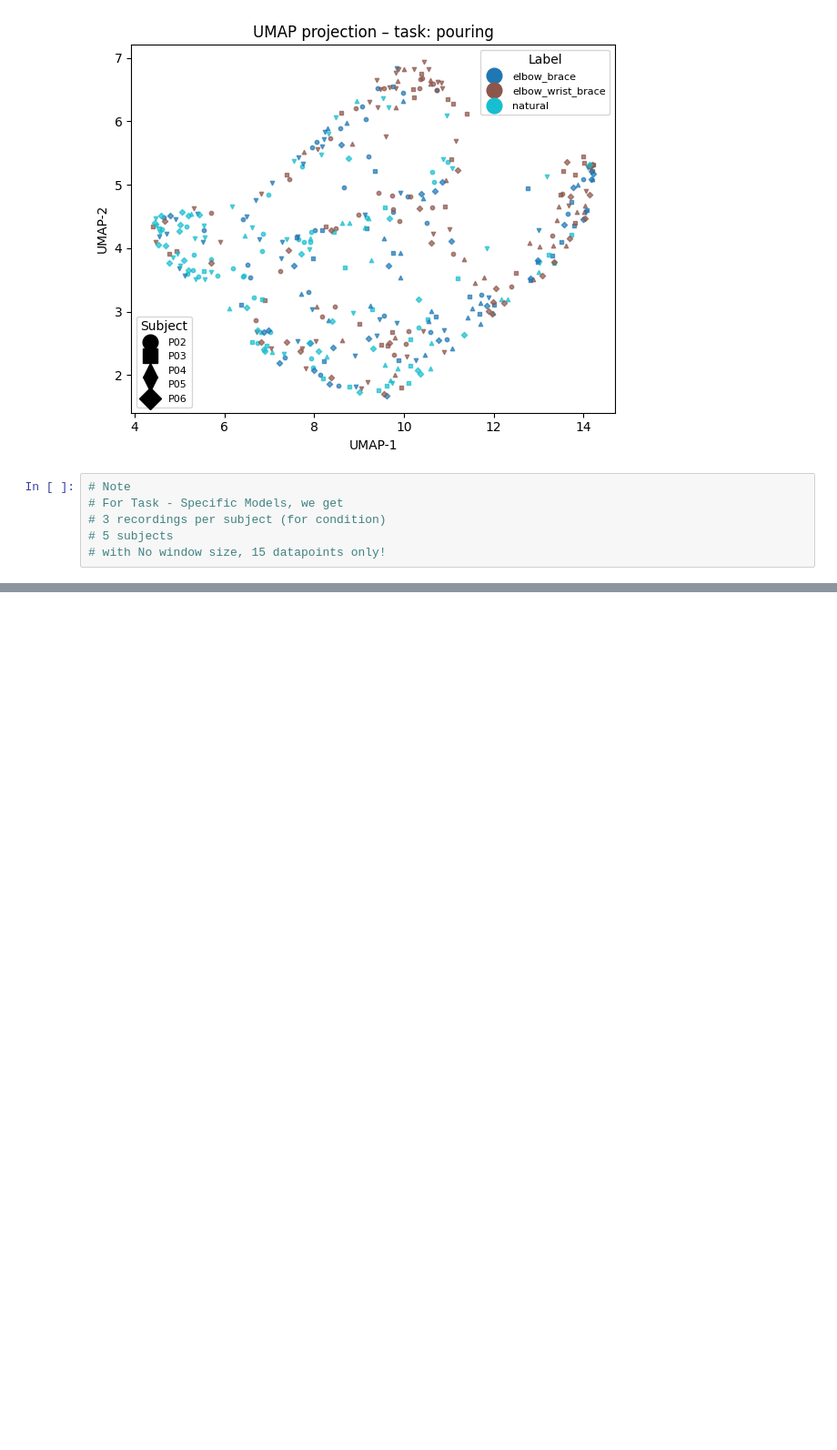
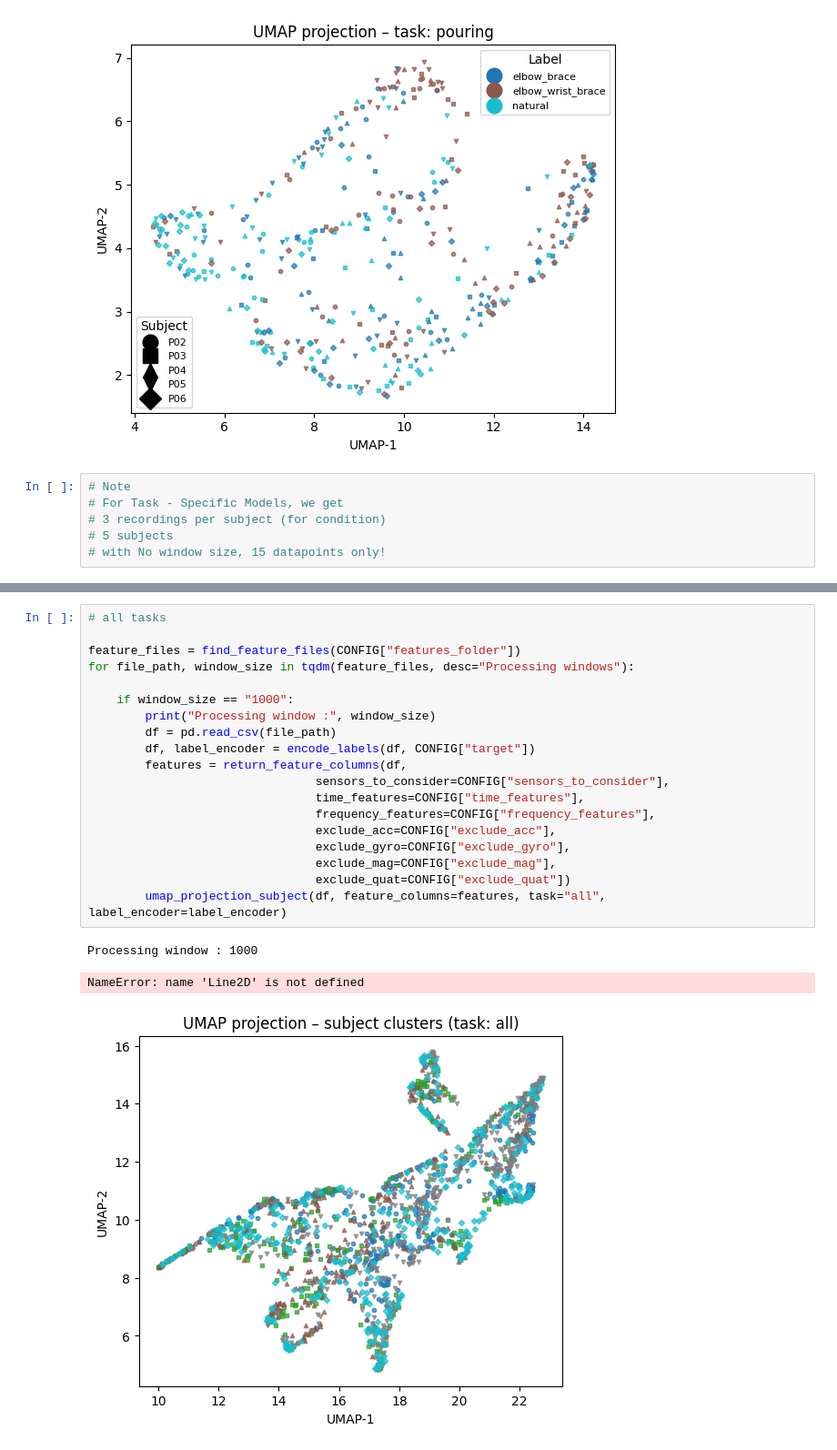
Before and after one commit to elana-caire/IMU-compensatory-movement-detection, a Jupyter notebook: notebooks/2_feature_eda.ipynb, the cells around one changed output, grey strips where cells are left out. Shown at 91% size. Drawn from its saved outputs; the diff is of its cells as text; blank space fills up the shorter version.

```diff
--- a/notebooks/2_feature_eda.ipynb
+++ b/notebooks/2_feature_eda.ipynb
@@ -630,0 +590,23 @@ def plot_imus_5x3(df_raw, sensor_names, base_signals=None, fs=60, title=None):
+# %%
+# all tasks
+
+feature_files = find_feature_files(CONFIG["features_folder"])
+for file_path, window_size in tqdm(feature_files, desc="Processing windows"):
+
+    if window_size == "1000":
+        print("Processing window :", window_size)
+        df = pd.read_csv(file_path)
+        df, label_encoder = encode_labels(df, CONFIG["target"])
+        features = return_feature_columns(df,
+                                sensors_to_consider=CONFIG["sensors_to_consider"],
+                                time_features=CONFIG["time_features"],
+                                frequency_features=CONFIG["frequency_features"],
+                                exclude_acc=CONFIG["exclude_acc"],
+                                exclude_gyro=CONFIG["exclude_gyro"],
+                                exclude_mag=CONFIG["exclude_mag"],
+                                exclude_quat=CONFIG["exclude_quat"])
+        umap_projection_subject(df, feature_columns=features, task="all", label_encoder=label_encoder)
+# %% [output]
+Processing window : 1000
+NameError: name 'Line2D' is not defined
+[figure, added]
```
Also changed, not shown: parts of 15 cells of this notebook, 4 other files.
